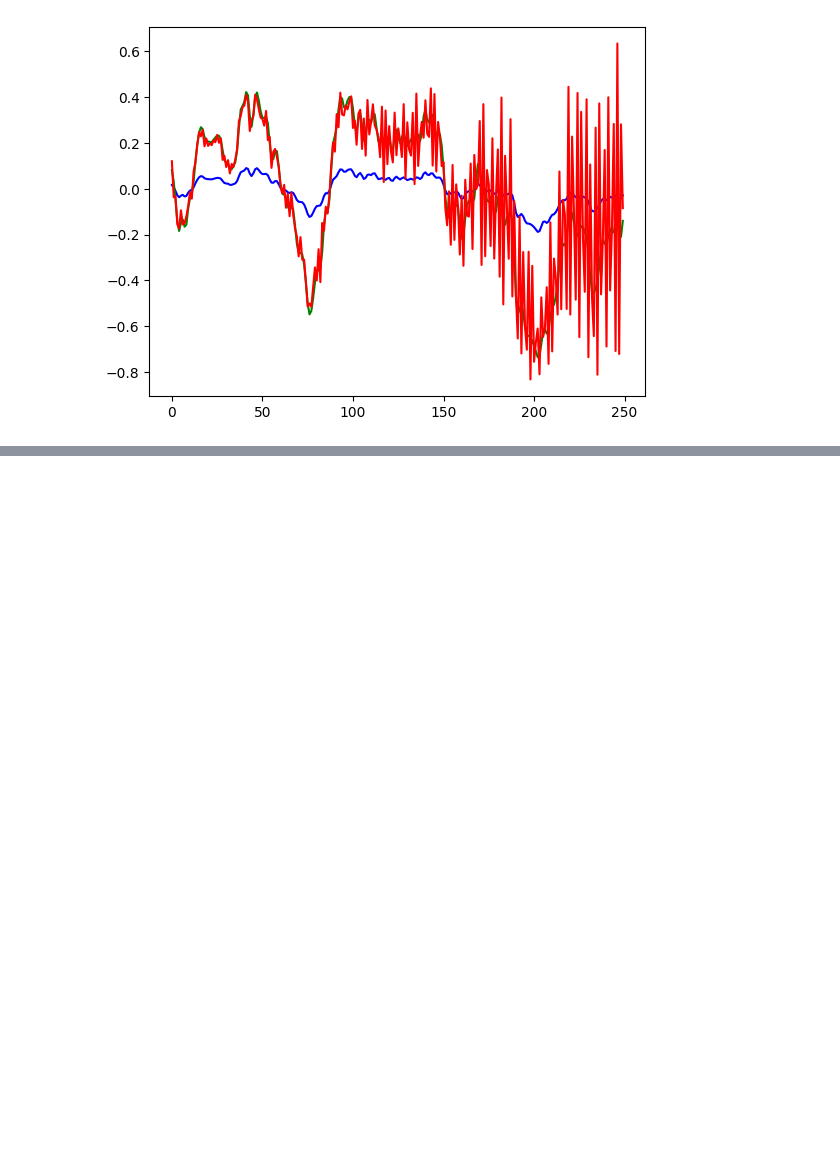
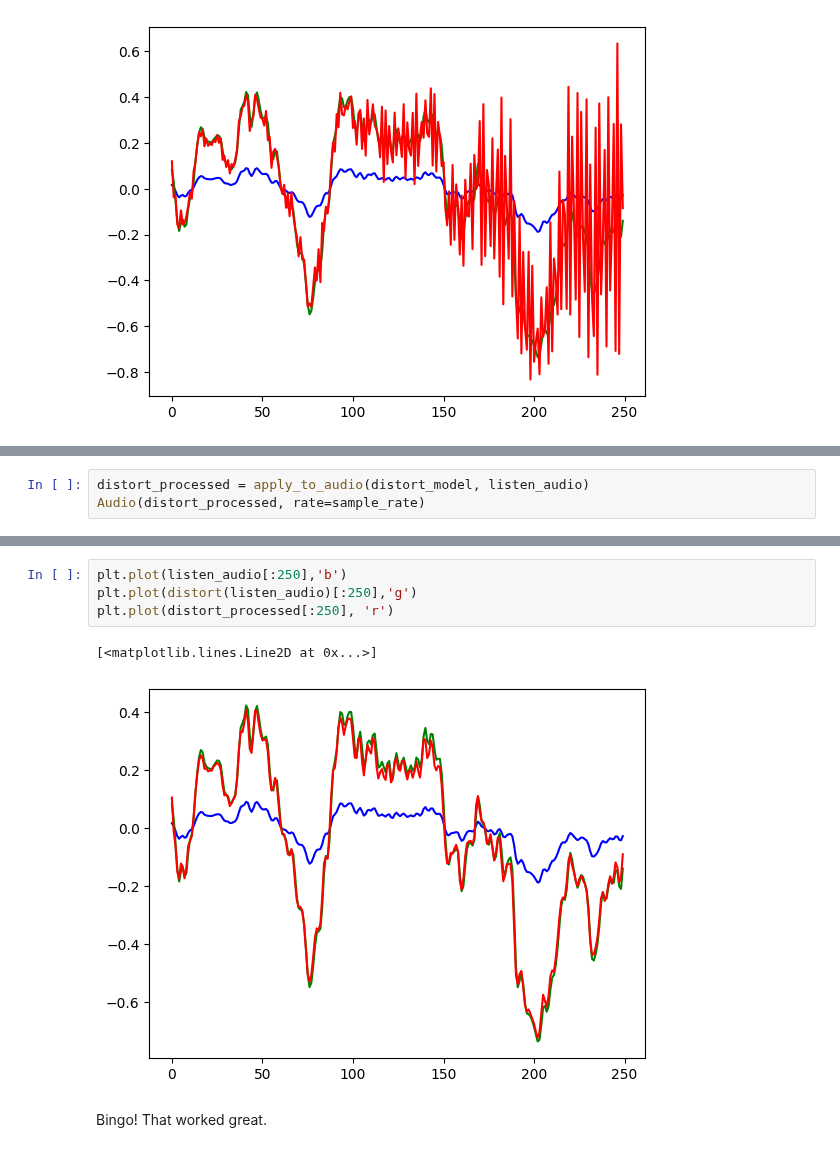
Before and after one commit to wyager/audiofx, a Jupyter notebook: audiofx.ipynb, the cells around one changed output, grey strips where cells are left out. Drawn from its saved outputs; the diff is of its cells as text; blank space fills up the shorter version.

```diff
--- a/audiofx.ipynb
+++ b/audiofx.ipynb
@@ -470,0 +482,3 @@ Let's try making a change to our training setup where we add noise to the previo
+# %%
+distort_processed = apply_to_audio(distort_model, listen_audio)
+Audio(distort_processed, rate=sample_rate)
@@ -470,0 +500,9 @@ Let's try making a change to our training setup where we add noise to the previo
+# %%
+plt.plot(listen_audio[:250],'b')
+plt.plot(distort(listen_audio)[:250],'g')
+plt.plot(distort_processed[:250], 'r')
+# %% [output]
+[<matplotlib.lines.Line2D at 0x...>]
+[figure, added]
+# %% [markdown]
+Bingo! That worked great.
```
Also changed, not shown: parts of 7 cells of this notebook.
